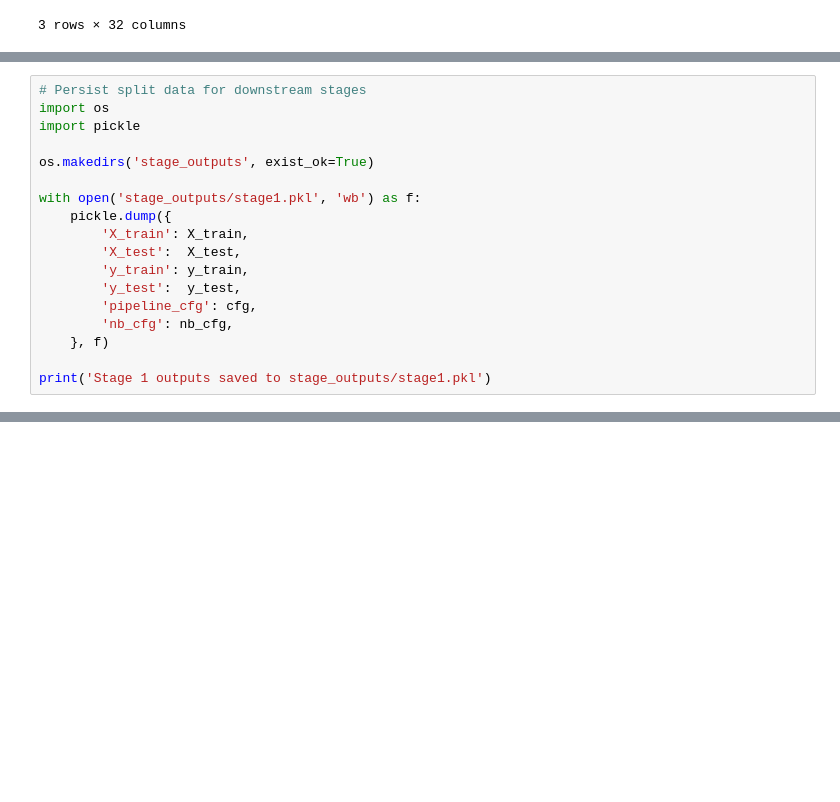
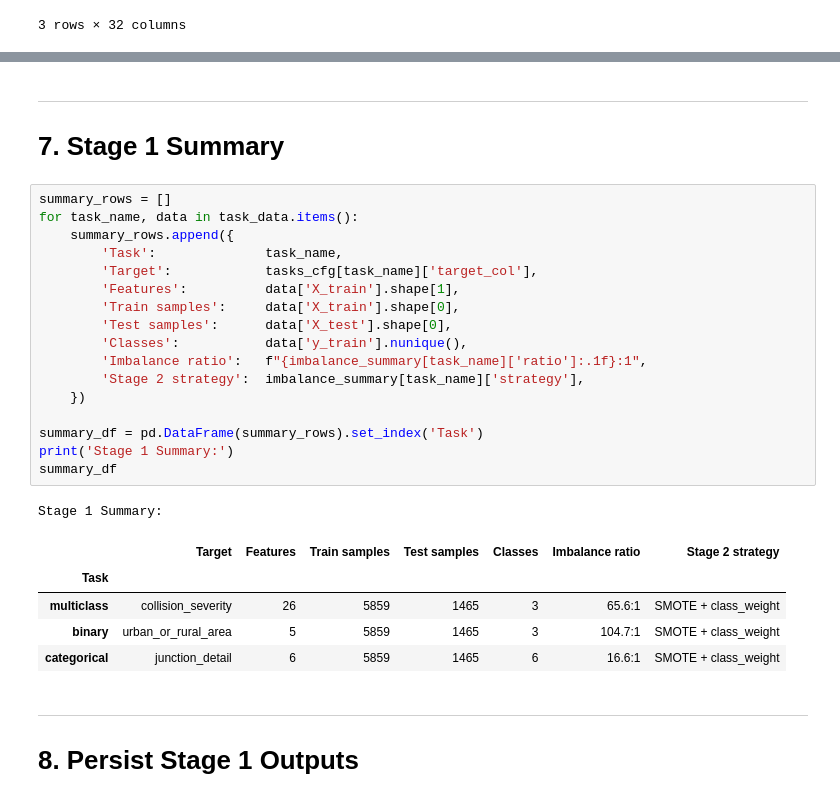
Before and after one commit to Zayeer-S/Sheffield-Road-Collision-Detection-Coursework, a Jupyter notebook: notebooks/02_supervised_stage1.ipynb, the cells around one changed output, grey strips where cells are left out. Cells and saved outputs as stored; diff of their text form; blank space fills up the shorter version.

```diff
--- a/notebooks/02_supervised_stage1.ipynb
+++ b/notebooks/02_supervised_stage1.ipynb
@@ -296,18 +271,0 @@ Next: Stage 2 - SMOTE oversampling to address the class imbalance before trainin
-# %%
-# Persist split data for downstream stages
-import os
-import pickle
-
-os.makedirs('stage_outputs', exist_ok=True)
-
-with open('stage_outputs/stage1.pkl', 'wb') as f:
-    pickle.dump({
-        'X_train': X_train,
-        'X_test':  X_test,
-        'y_train': y_train,
-        'y_test':  y_test,
-        'pipeline_cfg': cfg,
-        'nb_cfg': nb_cfg,
-    }, f)
-
-print('Stage 1 outputs saved to stage_outputs/stage1.pkl')
@@ -315,0 +328,30 @@ Stage 1 outputs saved to stage_outputs/stage1.pkl
+# %% [markdown]
+---
+# 7. Stage 1 Summary
+# %%
+summary_rows = []
+for task_name, data in task_data.items():
+    summary_rows.append({
+        'Task':              task_name,
+        'Target':            tasks_cfg[task_name]['target_col'],
+        'Features':          data['X_train'].shape[1],
+        'Train samples':     data['X_train'].shape[0],
+        'Test samples':      data['X_test'].shape[0],
+        'Classes':           data['y_train'].nunique(),
+        'Imbalance ratio':   f"{imbalance_summary[task_name]['ratio']:.1f}:1",
+        'Stage 2 strategy':  imbalance_summary[task_name]['strategy'],
+    })
+
+summary_df = pd.DataFrame(summary_rows).set_index('Task')
+print('Stage 1 Summary:')
+summary_df
+# %% [output]
+Stage 1 Summary:
+|  | Target | Features | Train samples | Test samples | Classes | Imbalance ratio | Stage 2 strategy |
+| Task |  |  |  |  |  |  |  |
+| multiclass | collision_severity | 26 | 5859 | 1465 | 3 | 65.6:1 | SMOTE + class_weight |
+| binary | urban_or_rural_area | 5 | 5859 | 1465 | 3 | 104.7:1 | SMOTE + class_weight |
+| categorical | junction_detail | 6 | 5859 | 1465 | 6 | 16.6:1 | SMOTE + class_weight |
+# %% [markdown]
+---
+# 8. Persist Stage 1 Outputs
```
Also changed, not shown: parts of 24 cells of this notebook, 13 other files.
